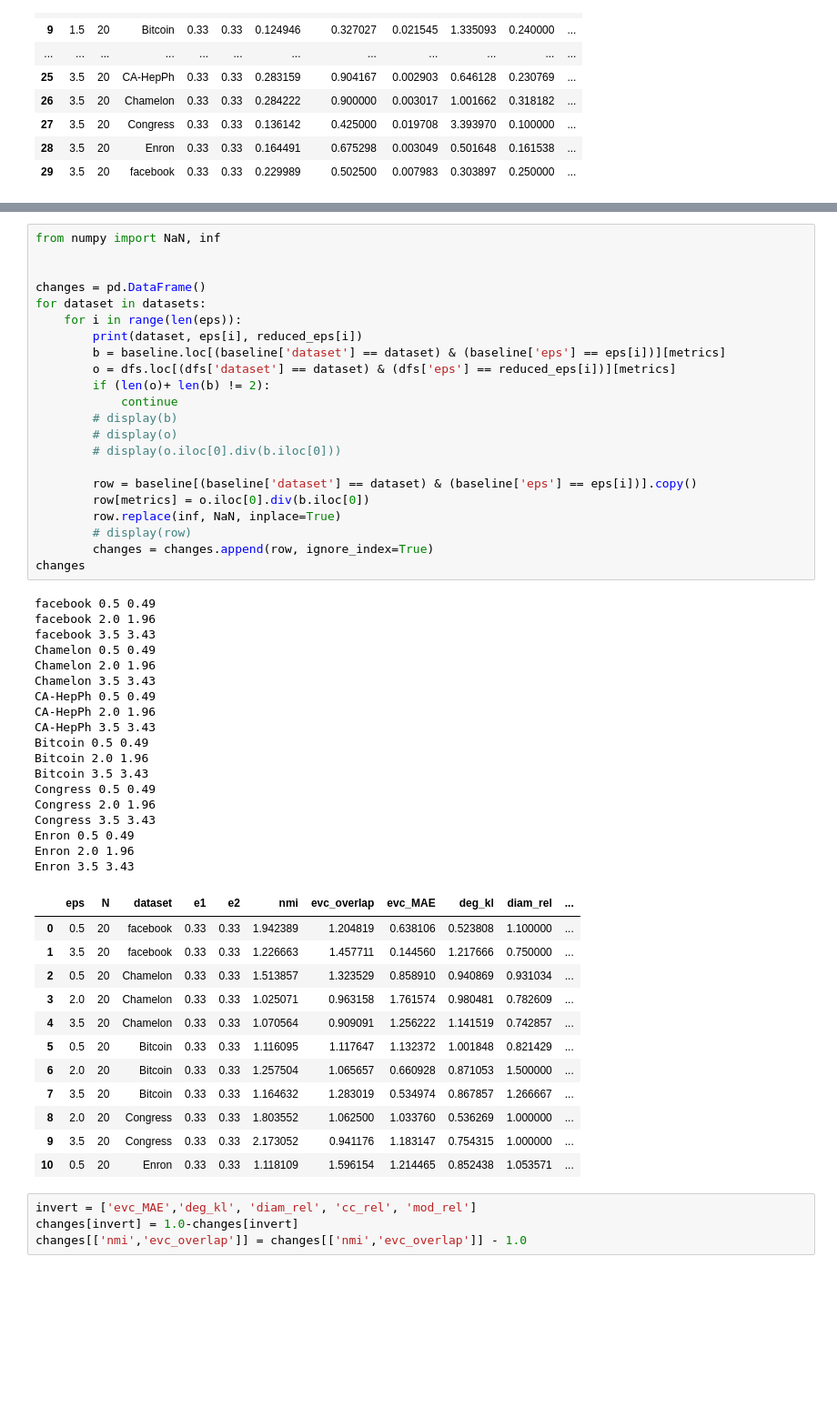
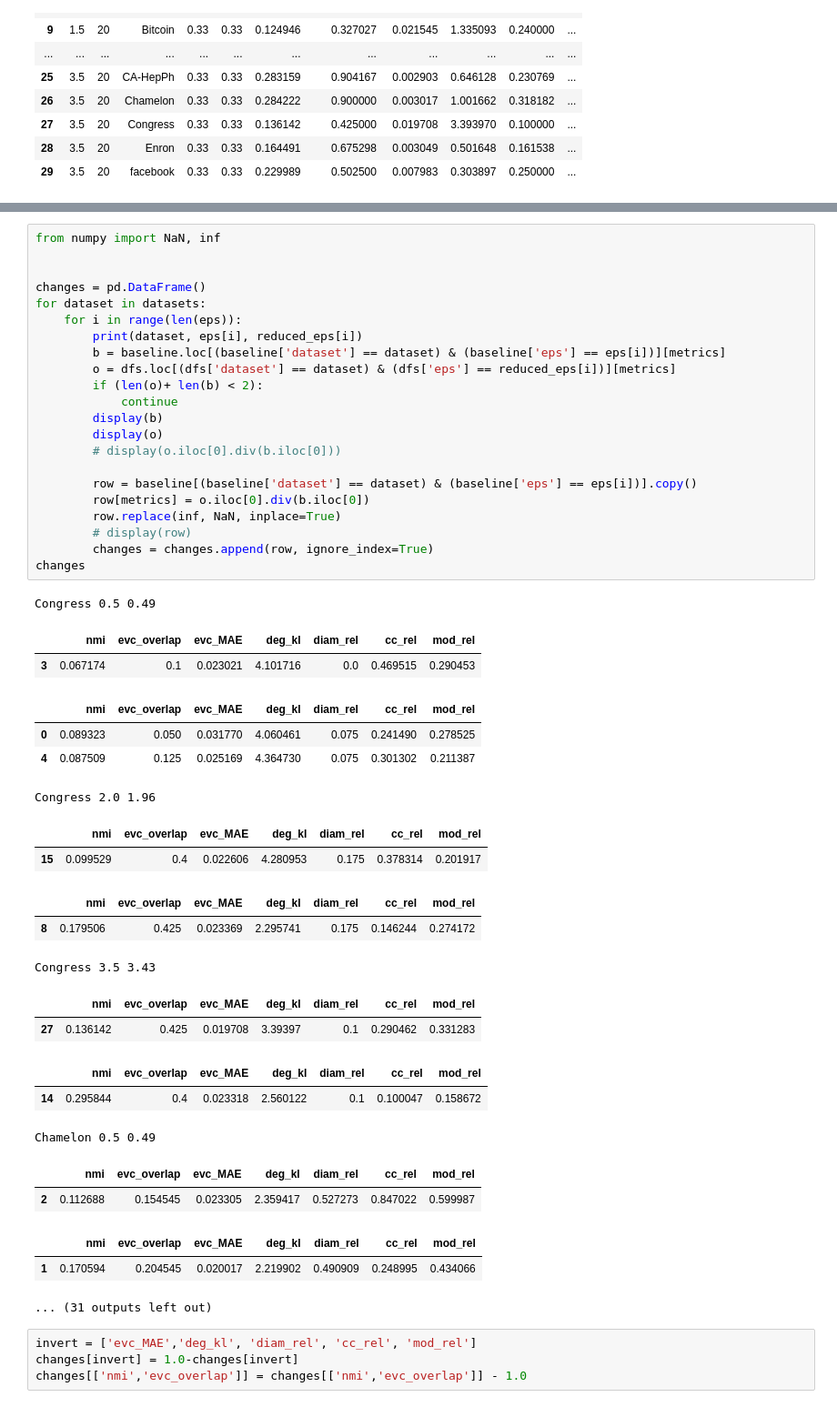
Before and after one commit to AliceSzzze/PrivGraph, a Jupyter notebook: notebooks/baseline.ipynb, the cells around one changed output, grey strips where cells are left out. Shown: that part at 91% size. Saved outputs shown, nothing was run; the diff lists cells and outputs as text; blank space fills up the shorter version.

```diff
--- a/notebooks/baseline.ipynb
+++ b/notebooks/baseline.ipynb
@@ -169,56 +180,48 @@ datasets
 # %%
 from numpy import NaN, inf
 
 
 changes = pd.DataFrame()
 for dataset in datasets:
     for i in range(len(eps)):
         print(dataset, eps[i], reduced_eps[i])
         b = baseline.loc[(baseline['dataset'] == dataset) & (baseline['eps'] == eps[i])][metrics]
         o = dfs.loc[(dfs['dataset'] == dataset) & (dfs['eps'] == reduced_eps[i])][metrics]
-        if (len(o)+ len(b) != 2):
+        if (len(o)+ len(b) < 2):
             continue
-        # display(b)
-        # display(o)
+        display(b)
+        display(o)
         # display(o.iloc[0].div(b.iloc[0]))
 
         row = baseline[(baseline['dataset'] == dataset) & (baseline['eps'] == eps[i])].copy()
         row[metrics] = o.iloc[0].div(b.iloc[0])
         row.replace(inf, NaN, inplace=True)
         # display(row)
         changes = changes.append(row, ignore_index=True)
 changes
 # %% [output]
-facebook 0.5 0.49
-facebook 2.0 1.96
-facebook 3.5 3.43
-Chamelon 0.5 0.49
-Chamelon 2.0 1.96
-Chamelon 3.5 3.43
-CA-HepPh 0.5 0.49
-CA-HepPh 2.0 1.96
-CA-HepPh 3.5 3.43
-Bitcoin 0.5 0.49
-Bitcoin 2.0 1.96
-Bitcoin 3.5 3.43
 Congress 0.5 0.49
-Congress 2.0 1.96
-Congress 3.5 3.43
-Enron 0.5 0.49
-Enron 2.0 1.96
-Enron 3.5 3.43
-|  | eps | N | dataset | e1 | e2 | nmi | evc_overlap | evc_MAE | deg_kl | diam_rel | ... |
-| 0 | 0.5 | 20 | facebook | 0.33 | 0.33 | 1.942389 | 1.204819 | 0.638106 | 0.523808 | 1.100000 | ... |
-| 1 | 3.5 | 20 | facebook | 0.33 | 0.33 | 1.226663 | 1.457711 | 0.144560 | 1.217666 | 0.750000 | ... |
-| 2 | 0.5 | 20 | Chamelon | 0.33 | 0.33 | 1.513857 | 1.323529 | 0.858910 | 0.940869 | 0.931034 | ... |
-| 3 | 2.0 | 20 | Chamelon | 0.33 | 0.33 | 1.025071 | 0.963158 | 1.761574 | 0.980481 | 0.782609 | ... |
-| 4 | 3.5 | 20 | Chamelon | 0.33 | 0.33 | 1.070564 | 0.909091 | 1.256222 | 1.141519 | 0.742857 | ... |
-| 5 | 0.5 | 20 | Bitcoin | 0.33 | 0.33 | 1.116095 | 1.117647 | 1.132372 | 1.001848 | 0.821429 | ... |
-| 6 | 2.0 | 20 | Bitcoin | 0.33 | 0.33 | 1.257504 | 1.065657 | 0.660928 | 0.871053 | 1.500000 | ... |
-| 7 | 3.5 | 20 | Bitcoin | 0.33 | 0.33 | 1.164632 | 1.283019 | 0.534974 | 0.867857 | 1.266667 | ... |
-| 8 | 2.0 | 20 | Congress | 0.33 | 0.33 | 1.803552 | 1.062500 | 1.033760 | 0.536269 | 1.000000 | ... |
-| 9 | 3.5 | 20 | Congress | 0.33 | 0.33 | 2.173052 | 0.941176 | 1.183147 | 0.754315 | 1.000000 | ... |
-| 10 | 0.5 | 20 | Enron | 0.33 | 0.33 | 1.118109 | 1.596154 | 1.214465 | 0.852438 | 1.053571 | ... |
+|  | nmi | evc_overlap | evc_MAE | deg_kl | diam_rel | cc_rel | mod_rel |
+| 3 | 0.067174 | 0.1 | 0.023021 | 4.101716 | 0.0 | 0.469515 | 0.290453 |
+|  | nmi | evc_overlap | evc_MAE | deg_kl | diam_rel | cc_rel | mod_rel |
+| 0 | 0.089323 | 0.050 | 0.031770 | 4.060461 | 0.075 | 0.241490 | 0.278525 |
+| 4 | 0.087509 | 0.125 | 0.025169 | 4.364730 | 0.075 | 0.301302 | 0.211387 |
+Congress 2.0 1.96
+|  | nmi | evc_overlap | evc_MAE | deg_kl | diam_rel | cc_rel | mod_rel |
+| 15 | 0.099529 | 0.4 | 0.022606 | 4.280953 | 0.175 | 0.378314 | 0.201917 |
+|  | nmi | evc_overlap | evc_MAE | deg_kl | diam_rel | cc_rel | mod_rel |
+| 8 | 0.179506 | 0.425 | 0.023369 | 2.295741 | 0.175 | 0.146244 | 0.274172 |
+Congress 3.5 3.43
+|  | nmi | evc_overlap | evc_MAE | deg_kl | diam_rel | cc_rel | mod_rel |
+| 27 | 0.136142 | 0.425 | 0.019708 | 3.39397 | 0.1 | 0.290462 | 0.331283 |
+|  | nmi | evc_overlap | evc_MAE | deg_kl | diam_rel | cc_rel | mod_rel |
+| 14 | 0.295844 | 0.4 | 0.023318 | 2.560122 | 0.1 | 0.100047 | 0.158672 |
+Chamelon 0.5 0.49
+|  | nmi | evc_overlap | evc_MAE | deg_kl | diam_rel | cc_rel | mod_rel |
+| 2 | 0.112688 | 0.154545 | 0.023305 | 2.359417 | 0.527273 | 0.847022 | 0.599987 |
+|  | nmi | evc_overlap | evc_MAE | deg_kl | diam_rel | cc_rel | mod_rel |
+| 1 | 0.170594 | 0.204545 | 0.020017 | 2.219902 | 0.490909 | 0.248995 | 0.434066 |
+... (31 outputs left out)
 # %%
 invert = ['evc_MAE','deg_kl', 'diam_rel', 'cc_rel', 'mod_rel']
 changes[invert] = 1.0-changes[invert]
```
Also changed, not shown: parts of 13 cells of this notebook.
